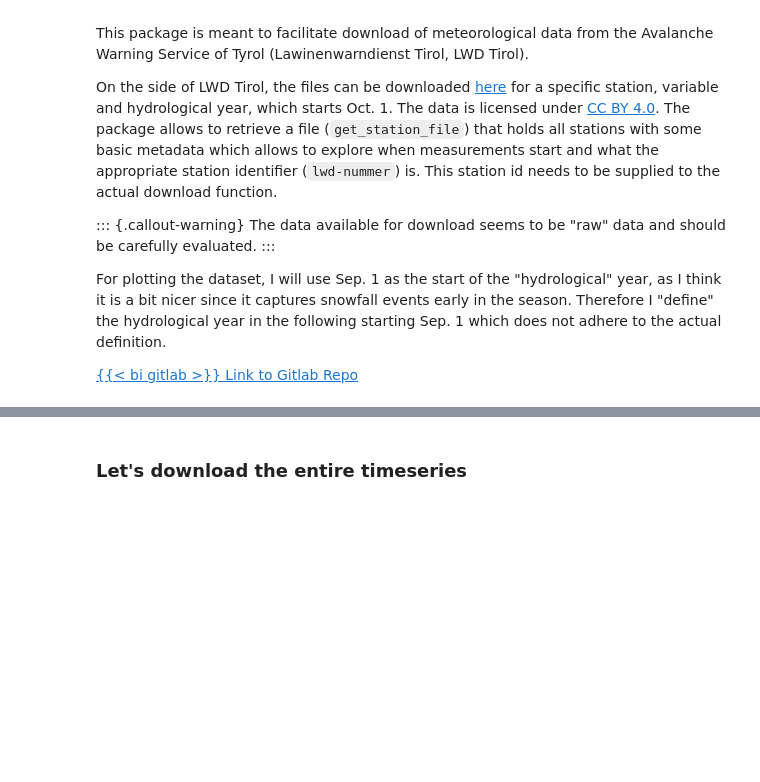
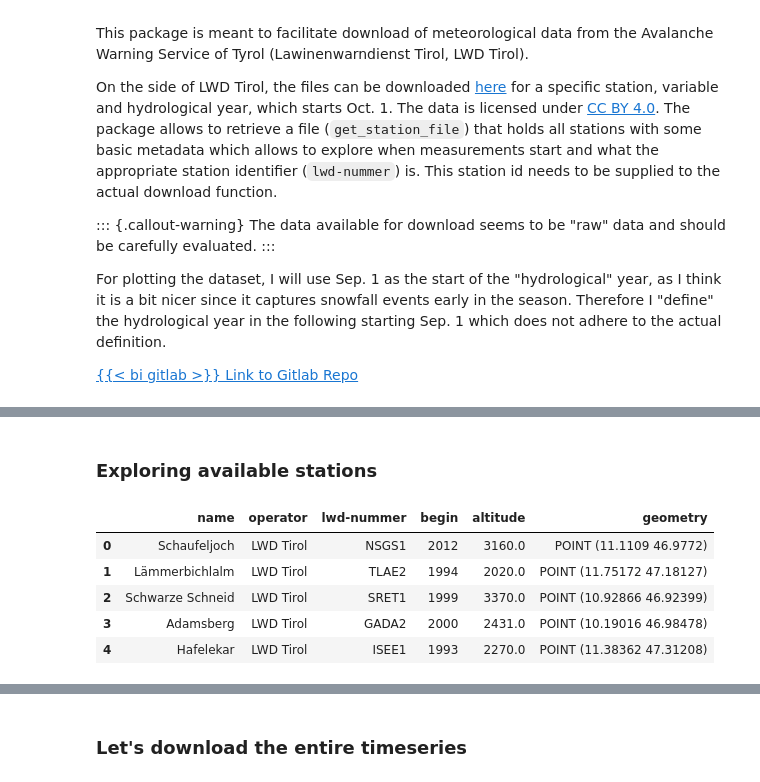
Before and after one commit to geopanda1/blog, a Jupyter notebook: posts/lwd-tirol-download/index.ipynb, the cells around one changed output, grey strips where cells are left out. Cells and saved outputs as stored; diff of their text form; code cells hidden in the pictures; blank space fills up the shorter version.

```diff
--- a/posts/lwd-tirol-download/index.ipynb
+++ b/posts/lwd-tirol-download/index.ipynb
@@ -45,0 +64,12 @@ print(lwdmeteo.__version__)
+# %% [markdown]
+### Exploring available stations
+# %%
+gdf_stations = get_station_file()
+gdf_stations.head()
+# %% [output]
+|  | name | operator | lwd-nummer | begin | altitude | geometry |
+| 0 | Schaufeljoch | LWD Tirol | NSGS1 | 2012 | 3160.0 | POINT (11.1109 46.9772) |
+| 1 | Lämmerbichlalm | LWD Tirol | TLAE2 | 1994 | 2020.0 | POINT (11.75172 47.18127) |
+| 2 | Schwarze Schneid | LWD Tirol | SRET1 | 1999 | 3370.0 | POINT (10.92866 46.92399) |
+| 3 | Adamsberg | LWD Tirol | GADA2 | 2000 | 2431.0 | POINT (10.19016 46.98478) |
+| 4 | Hafelekar | LWD Tirol | ISEE1 | 1993 | 2270.0 | POINT (11.38362 47.31208) |
```
Also changed, not shown: parts of 12 cells of this notebook, 1 other file.
